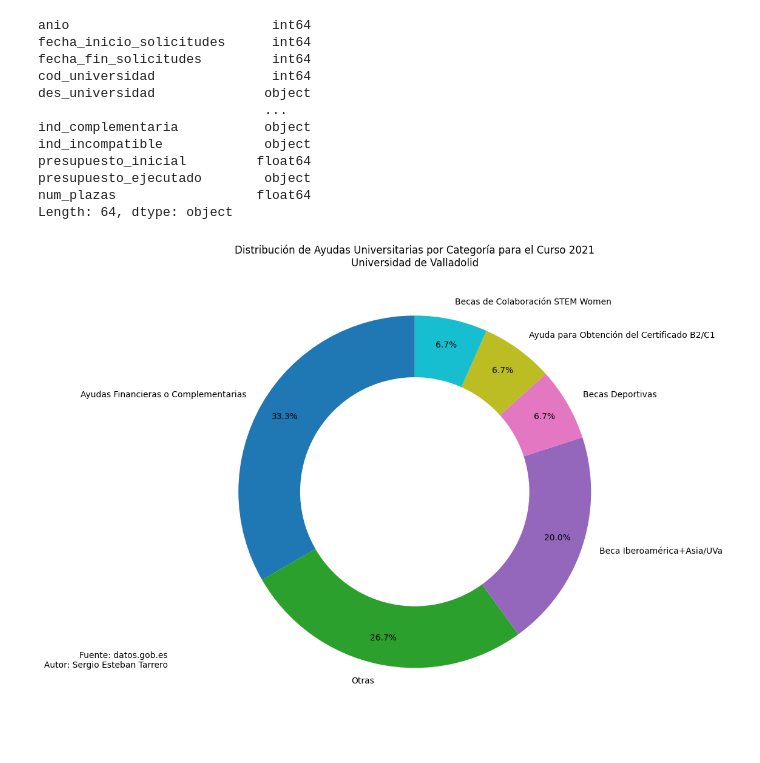
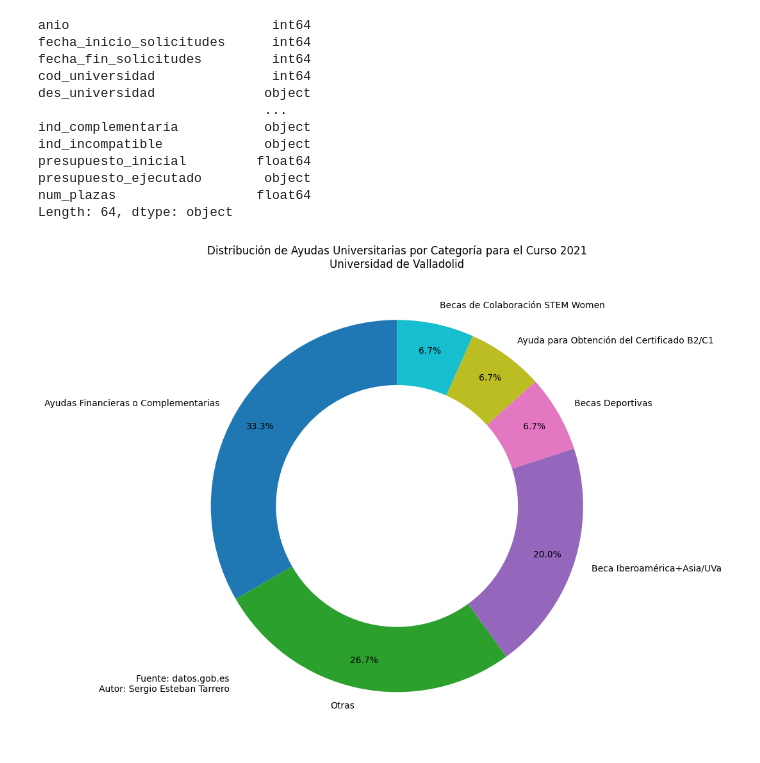
Before and after one commit to scullen99/30DayChartChallenge, a Jupyter notebook: 1_Day_Chart/SergioEstebanTarreroDay1.ipynb, the cells around one changed output. Cells and saved outputs as stored; diff of their text form; code cells hidden in the pictures.

```diff
--- a/1_Day_Chart/SergioEstebanTarreroDay1.ipynb
+++ b/1_Day_Chart/SergioEstebanTarreroDay1.ipynb
@@ -56,18 +56,18 @@ categoria_counts = df['Categoria'].value_counts()
 # %%
 plt.figure(figsize=(10, 8))
 categoria_counts.plot.pie(autopct='%1.1f%%', startangle=90, pctdistance=0.85, labels=categoria_counts.index, colormap='tab10')
 plt.title('Distribución de Ayudas Universitarias por Categoría para el Curso 2021\nUniversidad de Valladolid')
 plt.ylabel('')
-plt.text(-1.4,-1,"Fuente: datos.gob.es\nAutor: Sergio Esteban Tarrero", fontsize=10, color='black', ha='right')
+plt.text(-0.9,-1,"Fuente: datos.gob.es\nAutor: Sergio Esteban Tarrero", fontsize=10, color='black', ha='right')
 
 # Convertir a pie chart
 centre_circle = plt.Circle((0,0),0.65,fc='white')
 fig = plt.gcf()
 fig.gca().add_artist(centre_circle)
 
 # Mostrar el gráfico
 plt.savefig("SergioEstebanTarreroDay1.png")
 plt.tight_layout()
 plt.show()
 # %% [output]
-[figure, old version]
+[figure, new version]
```
Also changed, not shown: 1 other file.
